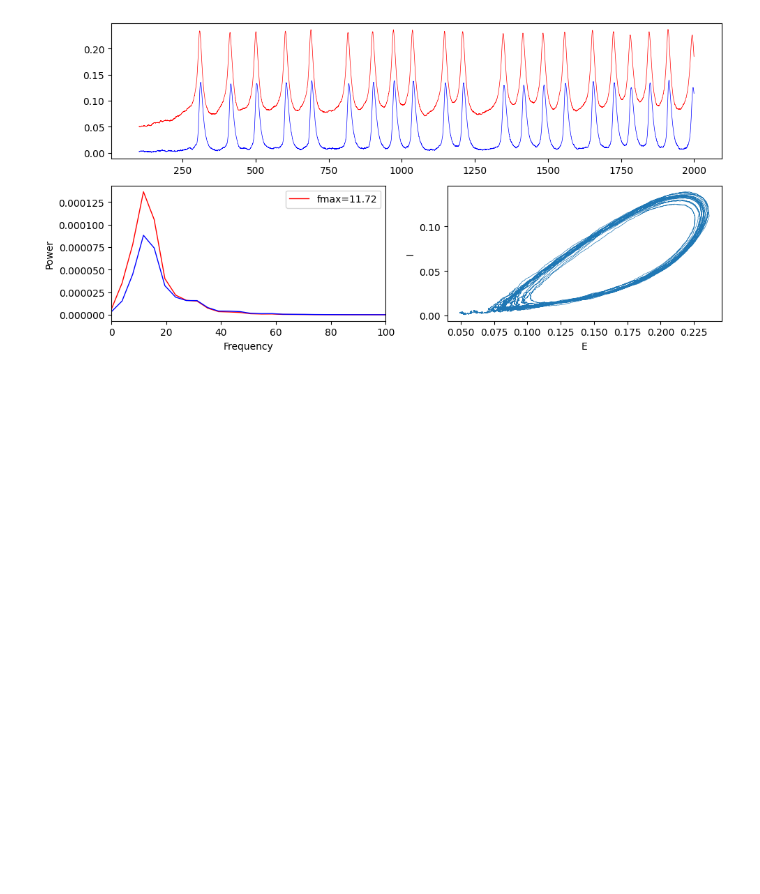
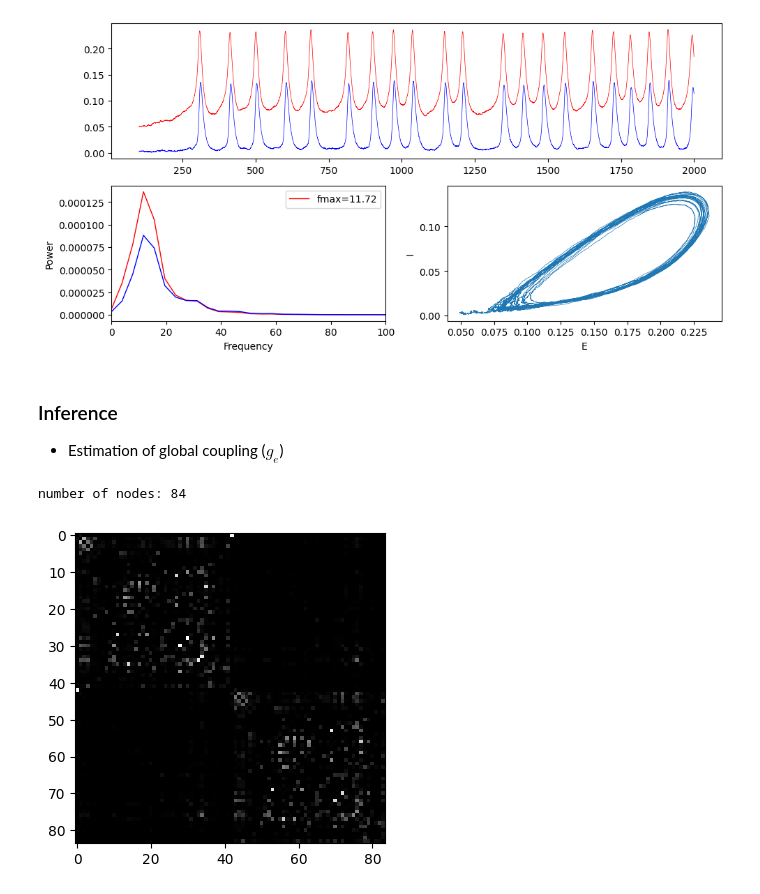
Before and after one commit to ins-amu/vbi, a Jupyter notebook: docs/examples/wilson_cowan_sde_numba.ipynb, the cells around one changed output. Drawn from its saved outputs; the diff is of its cells as text; code cells hidden in the pictures; blank space fills up the shorter version.

```diff
--- a/docs/examples/wilson_cowan_sde_numba.ipynb
+++ b/docs/examples/wilson_cowan_sde_numba.ipynb
@@ -168,3 +168,6 @@ plt.tight_layout()
 # %% [output]
 (37980,) (37980, 2) (37980, 2)
 [figure]
+# %% [markdown]
+### Inference
+- Estimation of global coupling ($g_e$)
@@ -170,0 +190,11 @@ plt.tight_layout()
+# %%
+D = vbi.LoadSample(nn=84)
+weights = D.get_weights()
+nn = weights.shape[0]
+print(f"number of nodes: {nn}")
+
+fig, ax = plt.subplots(1, 1, figsize=(4, 4.5))
+ax.imshow(weights, cmap="gray", vmin=0, vmax=1);
+# %% [output]
+number of nodes: 84
+[figure, added]
```
Also changed, not shown: parts of 19 cells of this notebook.
